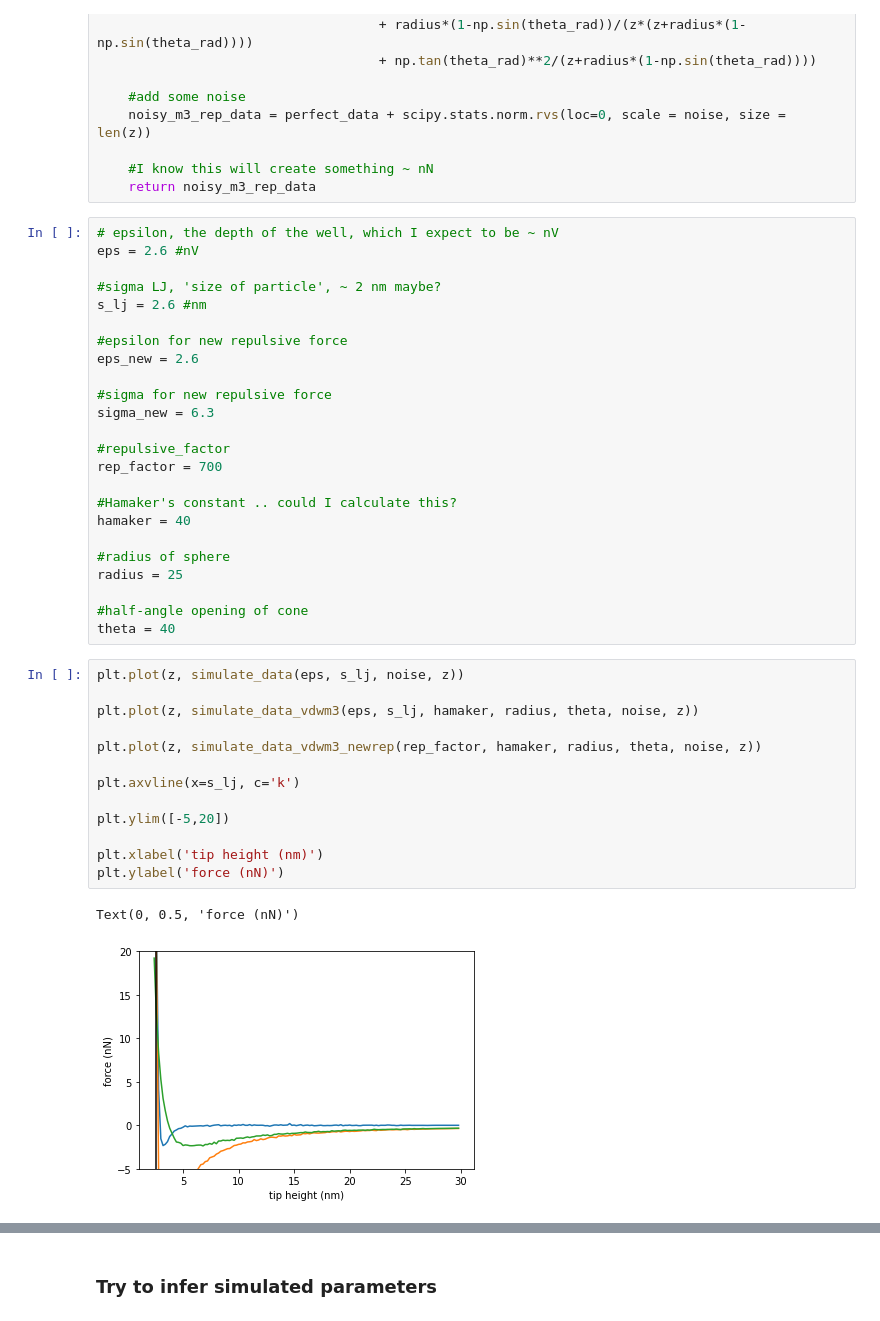
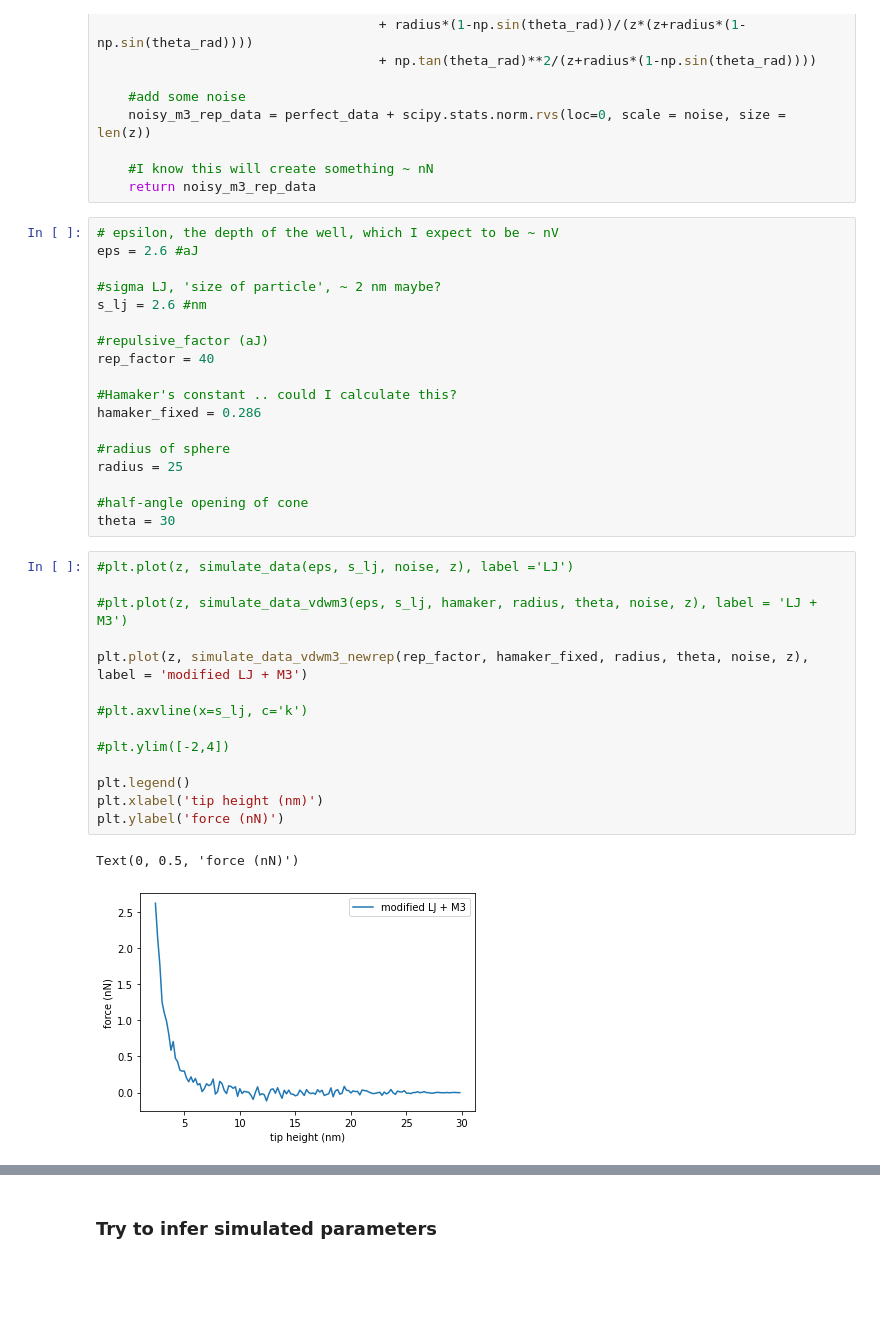
Before and after one commit to phys201/nc_AFM, a Jupyter notebook: documentation.ipynb, the cells around one changed output, grey strips where cells are left out. Cells and saved outputs as stored; diff of their text form; blank space fills up the shorter version.

```diff
--- a/documentation.ipynb
+++ b/documentation.ipynb
@@ -647,42 +647,37 @@ def simulate_data_vdwm3_newrep(factor, hamaker, radius, theta, noise, z):
     return noisy_m3_rep_data
 # %%
 # epsilon, the depth of the well, which I expect to be ~ nV
-eps = 2.6 #nV
+eps = 2.6 #aJ
 
 #sigma LJ, 'size of particle', ~ 2 nm maybe?
 s_lj = 2.6 #nm
 
-#epsilon for new repulsive force
-eps_new = 2.6
-
-#sigma for new repulsive force
-sigma_new = 6.3
-
-#repulsive_factor
-rep_factor = 700
+#repulsive_factor (aJ)
+rep_factor = 40
 
 #Hamaker's constant .. could I calculate this?
-hamaker = 40
+hamaker_fixed = 0.286
 
 #radius of sphere
 radius = 25
 
 #half-angle opening of cone
-theta = 40
+theta = 30
 # %%
-plt.plot(z, simulate_data(eps, s_lj, noise, z))
+#plt.plot(z, simulate_data(eps, s_lj, noise, z), label ='LJ')
 
-plt.plot(z, simulate_data_vdwm3(eps, s_lj, hamaker, radius, theta, noise, z))
+#plt.plot(z, simulate_data_vdwm3(eps, s_lj, hamaker, radius, theta, noise, z), label = 'LJ + M3')
 
-plt.plot(z, simulate_data_vdwm3_newrep(rep_factor, hamaker, radius, theta, noise, z))
+plt.plot(z, simulate_data_vdwm3_newrep(rep_factor, hamaker_fixed, radius, theta, noise, z), label = 'modified LJ + M3')
 
-plt.axvline(x=s_lj, c='k')
+#plt.axvline(x=s_lj, c='k')
 
-plt.ylim([-5,20])
+#plt.ylim([-2,4])
 
+plt.legend()
 plt.xlabel('tip height (nm)')
 plt.ylabel('force (nN)')
 # %% [output]
 Text(0, 0.5, 'force (nN)')
-[figure, old version]
+[figure, new version]
 # %%
```
Also changed, not shown: parts of 19 cells of this notebook.
